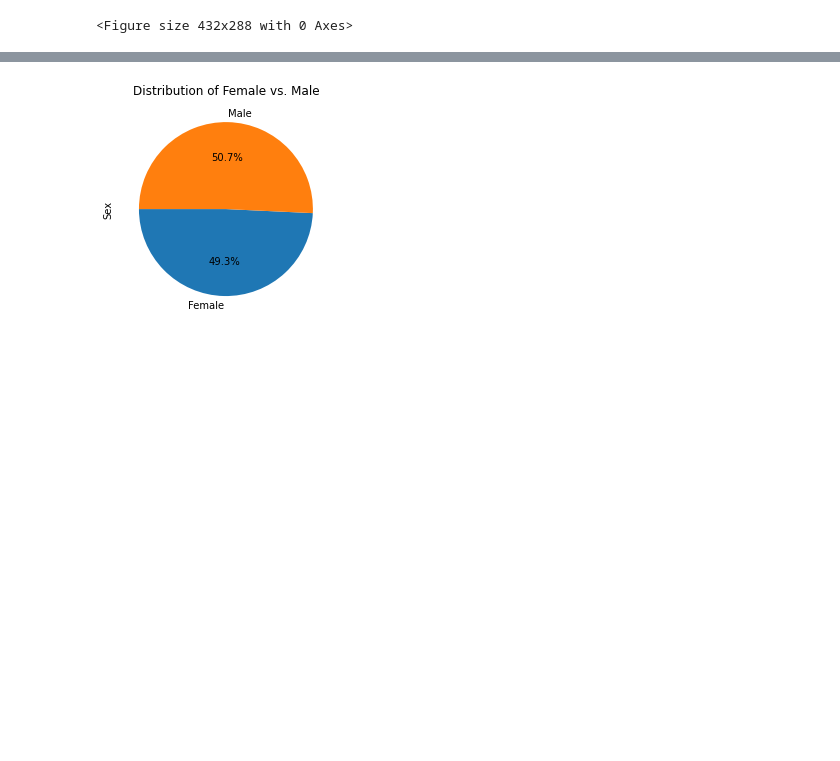
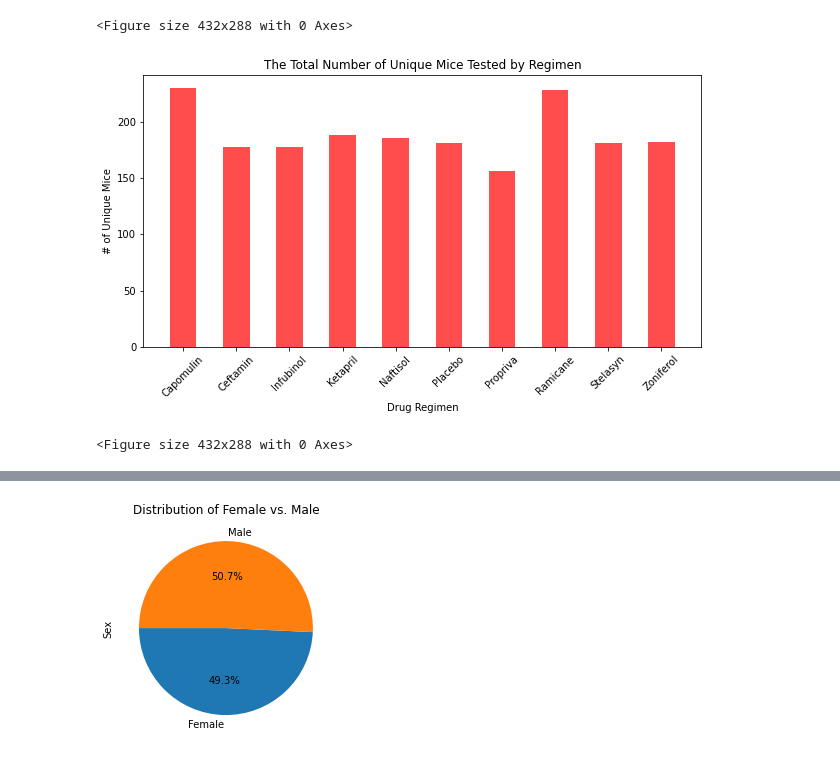
Before and after one commit to eliot1335/Pymaceuticals--Matplotlib-Visualization, a Jupyter notebook: Pymaceuticals/pymaceuticals.ipynb, the cells around one changed output, grey strips where cells are left out. Drawn from its saved outputs; the diff is of its cells as text; code cells hidden in the pictures; blank space fills up the shorter version.

Commit message:
Add files via upload
adding bar charts

```diff
--- a/Pymaceuticals/pymaceuticals.ipynb
+++ b/Pymaceuticals/pymaceuticals.ipynb
@@ -169,3 +169,18 @@ plt.tight_layout()
 # %% [output]
 [figure]
 <Figure size 432x288 with 0 Axes>
+# %%
+# I am aware depending on the interpretation of the wording, the instruct may actually want the number of "tests" not "unique mice"
+# Generate a bar plot showing the total number of unique mice tested on each drug regimen using pandas.
+plt.figure(figsize=(10,5)) # Set figure size for better displaying
+drug_regimen_df["Mouse ID"].count().plot(kind="bar", color="r", width=0.5, alpha=0.7, align="center")
+plt.xticks(rotation=45)
+plt.xlim(-0.75, len(drug_regimen_df["Mouse ID"].count())-0.25)
+plt.title("The Total Number of Unique Mice Tested by Regimen")
+plt.xlabel("Drug Regimen")
+plt.ylabel("# of Unique Mice")
+plt.show()
+plt.tight_layout()
+# %% [output]
+[figure, added]
+<Figure size 432x288 with 0 Axes>
```
Also changed, not shown: parts of 1 cell of this notebook.
